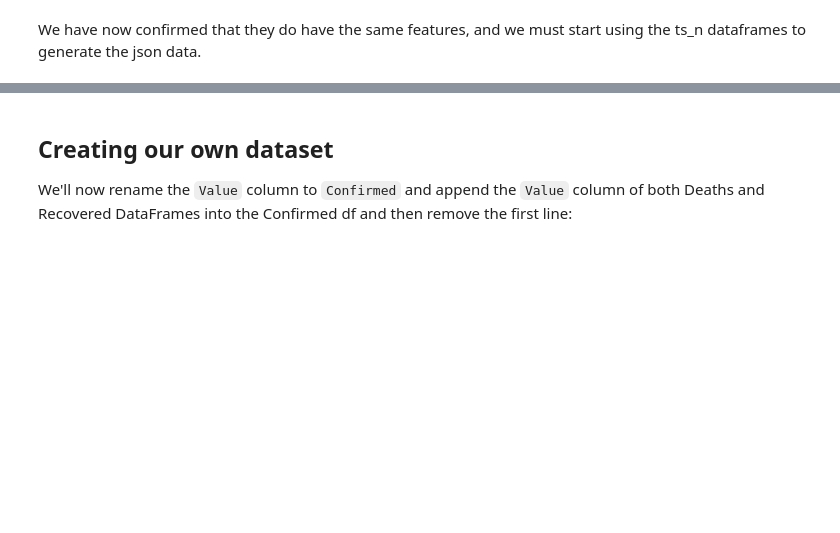
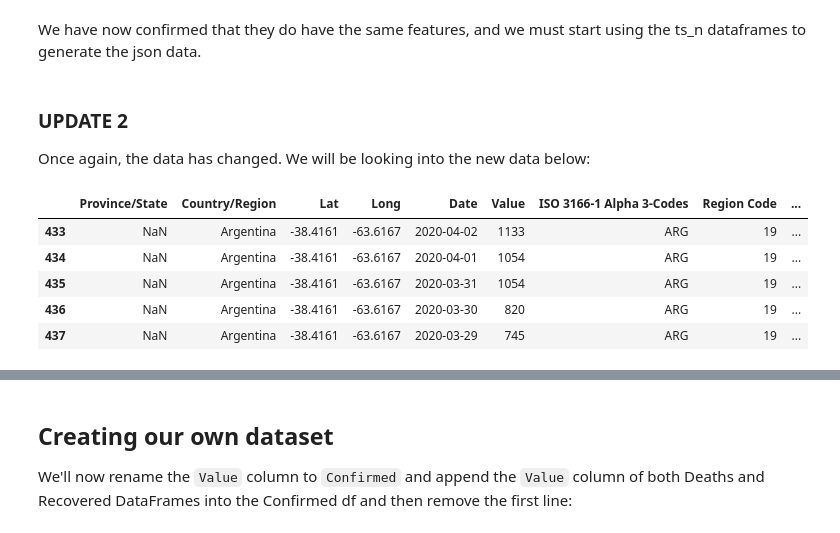
Before and after one commit to juliobguedes/covid, a Jupyter notebook: notebooks/Generation - Johns Hopkins Dataset.ipynb, the cells around one changed output, grey strips where cells are left out. Cells and saved outputs as stored; diff of their text form; code cells hidden in the pictures; blank space fills up the shorter version.

Commit message:
update data and start chart

```diff
--- a/notebooks/Generation - Johns Hopkins Dataset.ipynb
+++ b/notebooks/Generation - Johns Hopkins Dataset.ipynb
@@ -85,3 +85,16 @@ ts_n_conf.head()
 | 4 | NaN | Afghanistan | 33.0 | 65.0 | 2020-03-29 | 120 |
 # %% [markdown]
 We have now confirmed that they do have the same features, and we must start using the ts_n dataframes to generate the json data.
+# %% [markdown]
+### UPDATE 2
+
+Once again, the data has changed. We will be looking into the new data below:
+# %%
+ts_n_conf[ts_n_conf['Country/Region'] == 'Argentina'].head()
+# %% [output]
+|  | Province/State | Country/Region | Lat | Long | Date | Value | ISO 3166-1 Alpha 3-Codes | Region Code | ... |
+| 433 | NaN | Argentina | -38.4161 | -63.6167 | 2020-04-02 | 1133 | ARG | 19 | ... |
+| 434 | NaN | Argentina | -38.4161 | -63.6167 | 2020-04-01 | 1054 | ARG | 19 | ... |
+| 435 | NaN | Argentina | -38.4161 | -63.6167 | 2020-03-31 | 1054 | ARG | 19 | ... |
+| 436 | NaN | Argentina | -38.4161 | -63.6167 | 2020-03-30 | 820 | ARG | 19 | ... |
+| 437 | NaN | Argentina | -38.4161 | -63.6167 | 2020-03-29 | 745 | ARG | 19 | ... |
```
Also changed, not shown: parts of 4 cells of this notebook, 10 other files.
